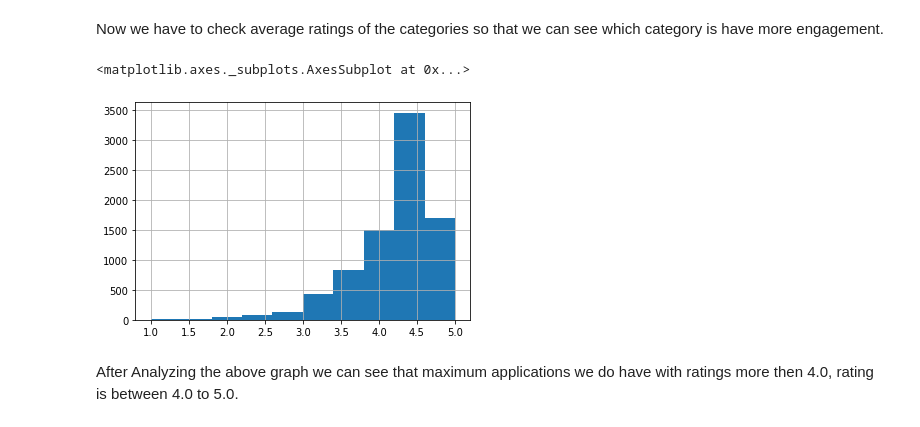
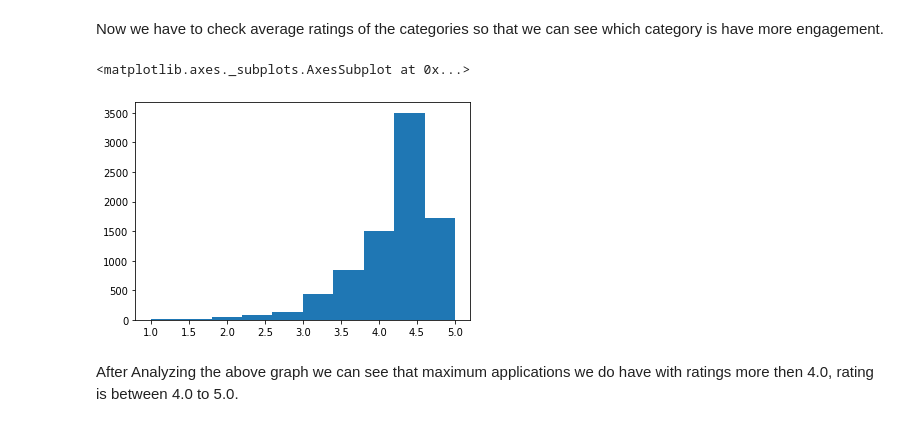
Before and after one commit to MadhurAwasthi/Play_Store-EDA, a Jupyter notebook: Play_Store_App_Review_Analysis_Capstone_Project.ipynb, the cells around one changed output. Cells and saved outputs as stored; diff of their text form; code cells hidden in the pictures.

```diff
--- a/Play_Store_App_Review_Analysis_Capstone_Project.ipynb
+++ b/Play_Store_App_Review_Analysis_Capstone_Project.ipynb
@@ -540,12 +540,11 @@ df_review.plot.pie(y='App', figsize=(5,6),autopct='%1.2f%%')
 [figure]
 # %% [markdown]
 Now we have to check average ratings of the categories so that we can see which category is have more engagement.
-# %%
-
-playstore_df['Rating'].hist()
-# %% [output]
-<matplotlib.axes._subplots.AxesSubplot at 0x...>
-[figure, removed]
+# %%
+playstore_df['Rating'].hist(grid=False)
+# %% [output]
+<matplotlib.axes._subplots.AxesSubplot at 0x...>
+[figure, added]
 # %% [markdown]
 After Analyzing the above graph we can see that maximum applications we do have with ratings more then 4.0, rating is between 4.0 to 5.0.
 # %%
```
Also changed, not shown: parts of 36 cells of this notebook.
